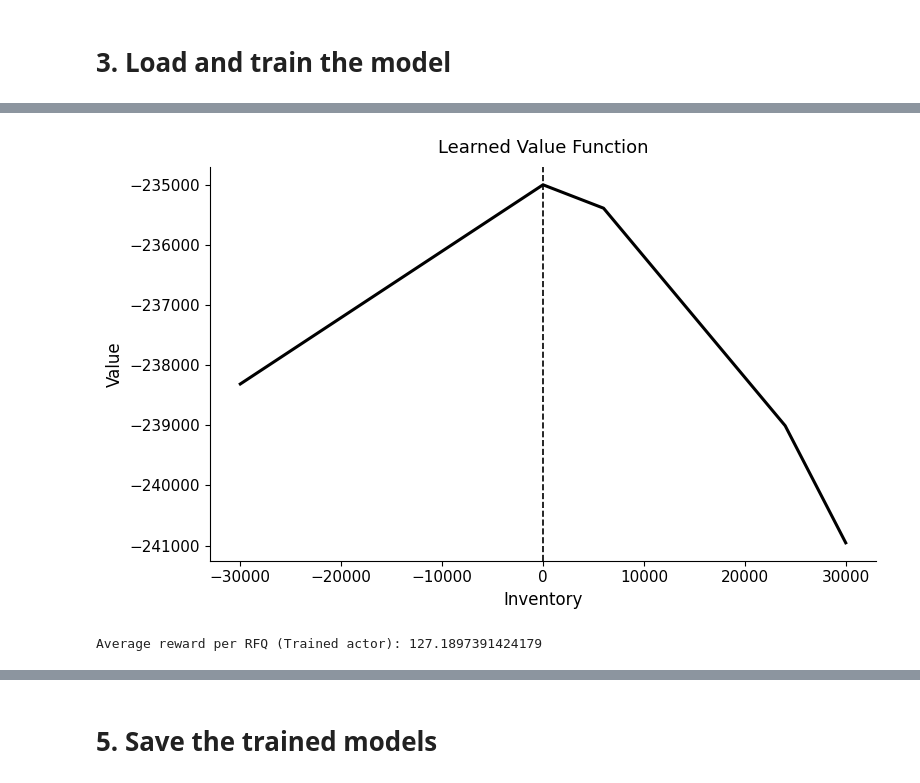
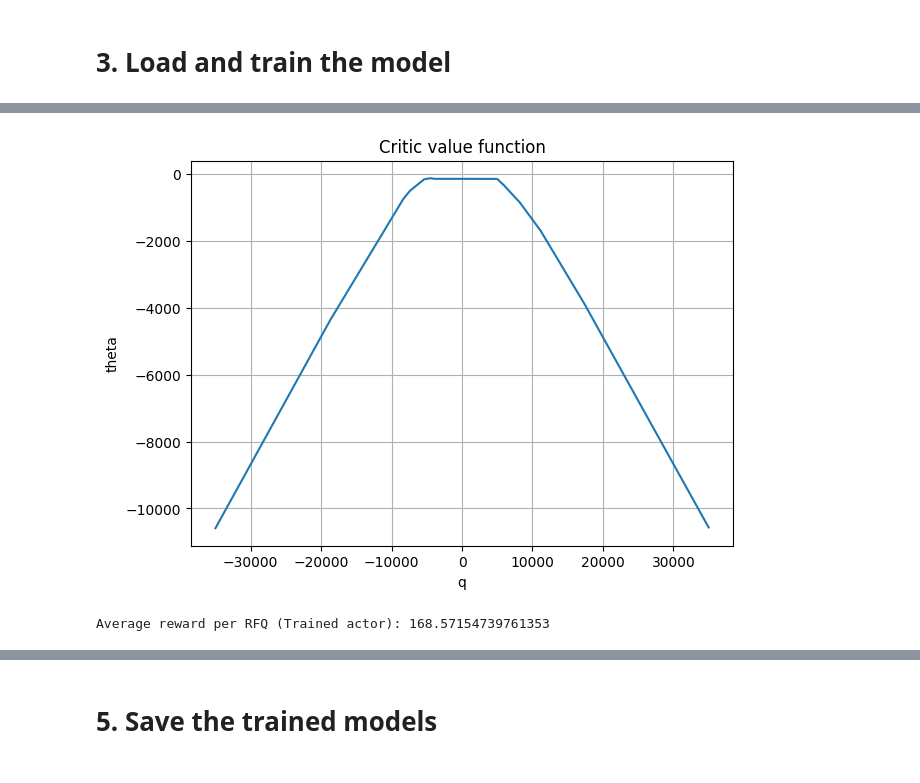
Before and after one commit to MariusKart/Deep-RL-for-Market-Making, a Jupyter notebook: Notebooks/1bond.ipynb, the cells around one changed output, grey strips where cells are left out. Saved outputs shown, nothing was run; the diff lists cells and outputs as text; code cells hidden in the pictures.

Commit message:
formatting

```diff
--- a/Notebooks/1bond.ipynb
+++ b/Notebooks/1bond.ipynb
@@ -73,19 +73,15 @@ for j in SELECTED_BONDS:
 # %%
 # Pretrain Critic if not found
 path = f"pretrained_critic/critic_bonds_{SELECTED_BONDS}_{len(SELECTED_BONDS)}_bond_scenario.pt"
+critic_target, critic_input,grids, Vs = produce_initial_value_grid(market_simulator,
+                                                            init_strategy= myopic_p,
+                                                            lb_risk=LB_RISK, ub_risk=UB_RISK+SIZES, nb_bonds=NB_BONDS, sizes=SIZES)
+
 if not os.path.exists(path):
-    myopic_p, myopic_delta = myopic_probs(
-            SELECTED_BONDS,
-            market_env=market_simulator
-        )
-
-    critic_target, critic_input = produce_initial_value_grid(market_simulator,
-                                                            init_strategy= myopic_p,
-                                                            lb_risk=LB_RISK, ub_risk=UB_RISK, nb_bonds=NB_BONDS, sizes=SIZES)
-
     critic = pretrain_critic(
         critic=critic,
-        input= critic_input/SIZES.reshape(1, -1),
-        target= critic_target
+        grids=grids,
+        Vs = Vs,
+        sizes= SIZES
     )
     save_pretrained_critic(critic, list(SELECTED_BONDS))
@@ -137,45 +135,16 @@ The PostScript backend does not support transparency; partially transparent arti
 WindowsPath('figures/avg_reward_[0].eps')
 # %%
 
-critic.eval()
-
-device = next(critic.parameters()).device
-
-grid = np.arange(LB_RISK[0], UB_RISK[0] + SIZES[0], SIZES[0], dtype=np.float32)
-
-# critic was trained on inventories normalized by avg sizes
-X = (grid / SIZES[0]).reshape(-1, 1)
-
-with torch.no_grad():
-    X_t = torch.tensor(X, dtype=torch.float32, device=device)
-    V = critic(X_t)
-    if V.dim() == 2 and V.shape[1] == 1:
-        V = V[:, 0]
-    V = V.detach().cpu().numpy()
-
-out_path = Path(f"figures/learned_value_function_{SELECTED_BONDS}.eps")
-
-fig, ax = plt.subplots(figsize=(8, 5))
-
-ax.plot(grid, V, color="black", linewidth=2.2)
-ax.axvline(0.0, color="black", linestyle="--", linewidth=1.2)
-
-ax.set_xlabel("Inventory", fontsize=12)
-ax.set_ylabel("Value", fontsize=12)
-ax.set_title("Learned Value Function", fontsize=13, pad=10)
-
-ax.grid(False)
-ax.spines["top"].set_visible(False)
-ax.spines["right"].set_visible(False)
-ax.tick_params(axis="both", labelsize=11)
-
-plt.tight_layout()
-fig.savefig(out_path, format="eps", bbox_inches="tight")
-plt.show()
+plot_critic(
+    critic=critic,
+    critic_input=critic_input,
+    sizes=SIZES,
+    device=device_used,
+)
 # %% [output]
-[figure, old version]
+[figure, new version]
 # %%
-S_long, A_base_long, A_noisy_long, D_long, R_long, S_trade_long = rollout(
+S_long, A_base_long, D_long, R_long, S_trade_long = rollout(
     policy=actors,
     starting_inventory=np.zeros(NB_BONDS),
     horizon=1000,
@@ -191,4 +160,4 @@ R_long = np.asarray(R_long, dtype=float).reshape(-1)
 r_bar = float(R_long.mean()) if R_long.size > 0 else 0.0
 print("Average reward per RFQ (Trained actor):", r_bar)
 # %% [output]
-Average reward per RFQ (Trained actor): 127.1897391424179
+Average reward per RFQ (Trained actor): 168.57154739761353
```
Also changed, not shown: parts of 7 cells of this notebook, 40 other files.
